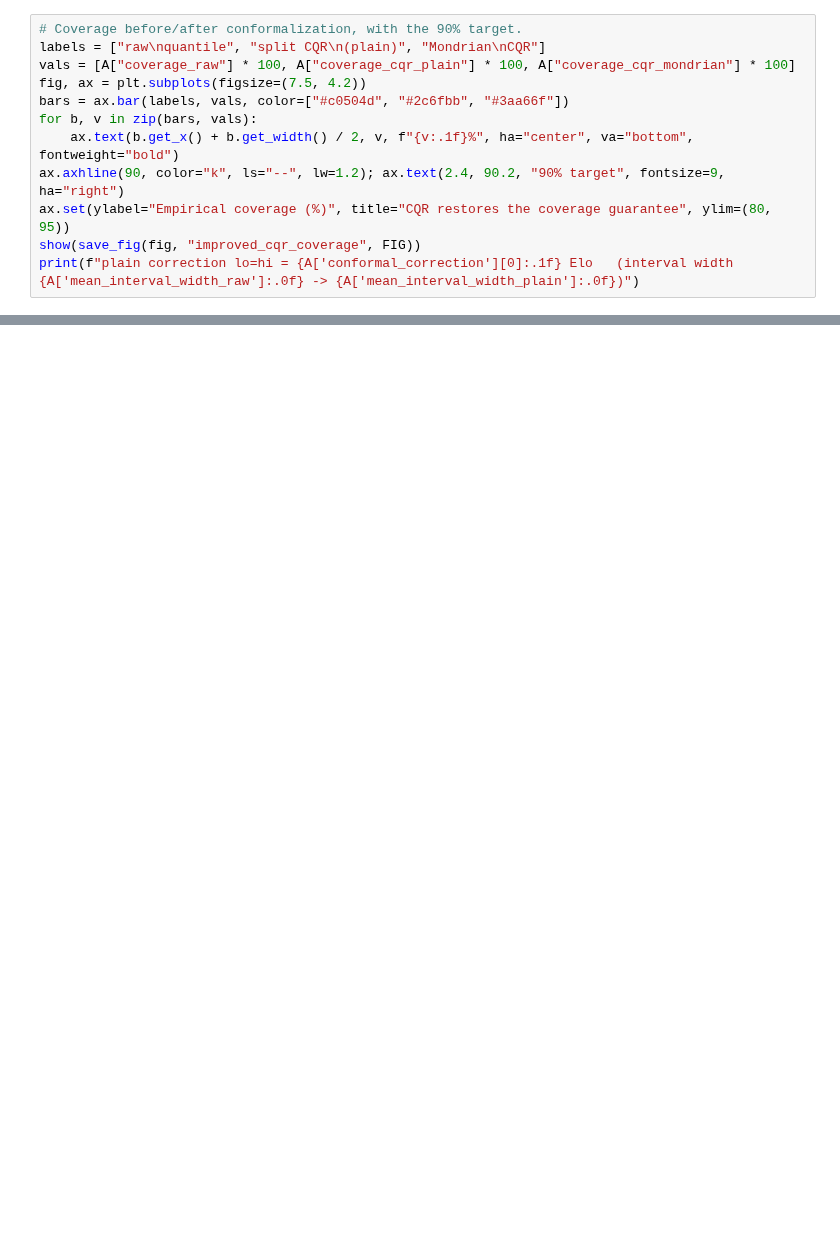
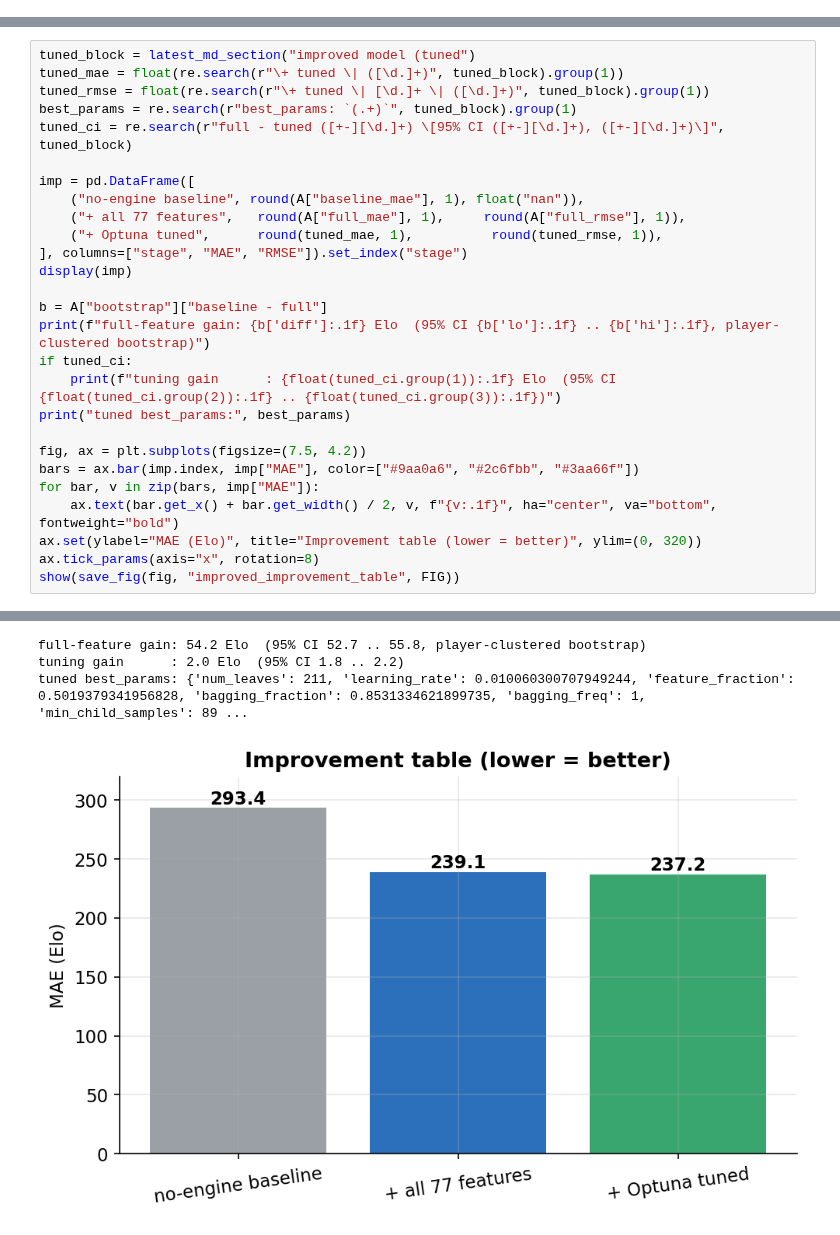
Before and after one commit to barakpe/chess-rating, a Jupyter notebook: notebooks/04_improved_model.ipynb, the cells around one changed output, grey strips where cells are left out. Cells and saved outputs as stored; diff of their text form; blank space fills up the shorter version.

```diff
--- a/notebooks/04_improved_model.ipynb
+++ b/notebooks/04_improved_model.ipynb
@@ -181,12 +0,0 @@ display(cov)
-# %%
-# Coverage before/after conformalization, with the 90% target.
-labels = ["raw\nquantile", "split CQR\n(plain)", "Mondrian\nCQR"]
-vals = [A["coverage_raw"] * 100, A["coverage_cqr_plain"] * 100, A["coverage_cqr_mondrian"] * 100]
-fig, ax = plt.subplots(figsize=(7.5, 4.2))
-bars = ax.bar(labels, vals, color=["#c0504d", "#2c6fbb", "#3aa66f"])
-for b, v in zip(bars, vals):
-    ax.text(b.get_x() + b.get_width() / 2, v, f"{v:.1f}%", ha="center", va="bottom", fontweight="bold")
-ax.axhline(90, color="k", ls="--", lw=1.2); ax.text(2.4, 90.2, "90% target", fontsize=9, ha="right")
-ax.set(ylabel="Empirical coverage (%)", title="CQR restores the coverage guarantee", ylim=(80, 95))
-show(save_fig(fig, "improved_cqr_coverage", FIG))
-print(f"plain correction lo=hi = {A['conformal_correction'][0]:.1f} Elo   (interval width {A['mean_interval_width_raw']:.0f} -> {A['mean_interval_width_plain']:.0f})")
@@ -265,0 +78,28 @@ noise floor we cannot?* — and closes three independent hypotheses to answer it
+# %%
+tuned_block = latest_md_section("improved model (tuned")
+tuned_mae = float(re.search(r"\+ tuned \| ([\d.]+)", tuned_block).group(1))
+tuned_rmse = float(re.search(r"\+ tuned \| [\d.]+ \| ([\d.]+)", tuned_block).group(1))
+best_params = re.search(r"best_params: `(.+)`", tuned_block).group(1)
+tuned_ci = re.search(r"full - tuned ([+-][\d.]+) \[95% CI ([+-][\d.]+), ([+-][\d.]+)\]", tuned_block)
+
+imp = pd.DataFrame([
+    ("no-engine baseline", round(A["baseline_mae"], 1), float("nan")),
+    ("+ all 77 features",   round(A["full_mae"], 1),     round(A["full_rmse"], 1)),
+    ("+ Optuna tuned",      round(tuned_mae, 1),          round(tuned_rmse, 1)),
+], columns=["stage", "MAE", "RMSE"]).set_index("stage")
+display(imp)
+
+b = A["bootstrap"]["baseline - full"]
+print(f"full-feature gain: {b['diff']:.1f} Elo  (95% CI {b['lo']:.1f} .. {b['hi']:.1f}, player-clustered bootstrap)")
+if tuned_ci:
+    print(f"tuning gain      : {float(tuned_ci.group(1)):.1f} Elo  (95% CI {float(tuned_ci.group(2)):.1f} .. {float(tuned_ci.group(3)):.1f})")
+print("tuned best_params:", best_params)
+
+fig, ax = plt.subplots(figsize=(7.5, 4.2))
+bars = ax.bar(imp.index, imp["MAE"], color=["#9aa0a6", "#2c6fbb", "#3aa66f"])
+for bar, v in zip(bars, imp["MAE"]):
+    ax.text(bar.get_x() + bar.get_width() / 2, v, f"{v:.1f}", ha="center", va="bottom", fontweight="bold")
+ax.set(ylabel="MAE (Elo)", title="Improvement table (lower = better)", ylim=(0, 320))
+ax.tick_params(axis="x", rotation=8)
+show(save_fig(fig, "improved_improvement_table", FIG))
+# %% [output]
@@ -265,0 +111,4 @@ noise floor we cannot?* — and closes three independent hypotheses to answer it
+full-feature gain: 54.2 Elo  (95% CI 52.7 .. 55.8, player-clustered bootstrap)
+tuning gain      : 2.0 Elo  (95% CI 1.8 .. 2.2)
+tuned best_params: {'num_leaves': 211, 'learning_rate': 0.010060300707949244, 'feature_fraction': 0.5019379341956828, 'bagging_fraction': 0.8531334621899735, 'bagging_freq': 1, 'min_child_samples': 89 ...
+[figure, added]
```
Also changed, not shown: parts of 44 cells of this notebook, 38 other files.
